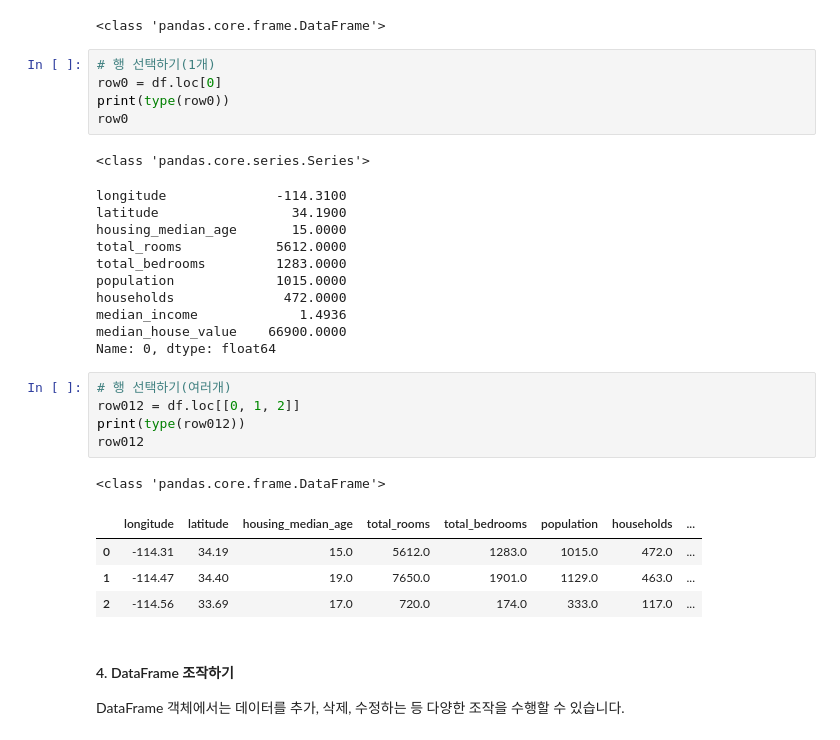
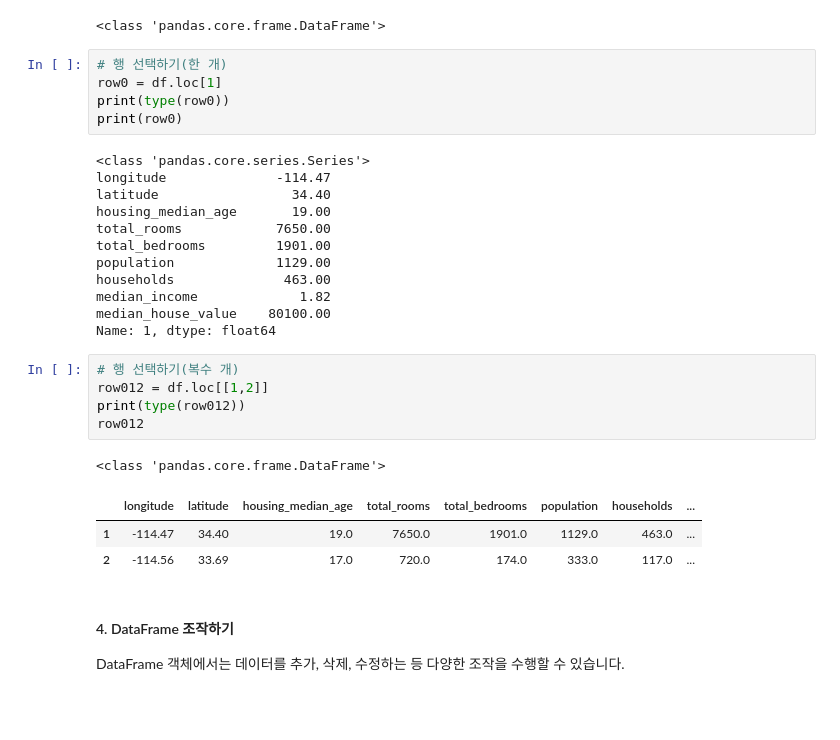
Before and after one commit to euisuk-chung/TimeSeriesDataAnalysis, a Jupyter notebook: 실습자료/판다스_데이터분석_실습.ipynb, the cells around one changed output. Saved outputs shown, nothing was run; the diff lists cells and outputs as text; blank space fills up the shorter version.

```diff
--- a/실습자료/판다스_데이터분석_실습.ipynb
+++ b/실습자료/판다스_데이터분석_실습.ipynb
@@ -271,31 +255,30 @@ print(type(collect2))
 # %% [output]
 <class 'pandas.core.frame.DataFrame'>
 # %%
-# 행 선택하기(1개)
-row0 = df.loc[0]
+# 행 선택하기(한 개)
+row0 = df.loc[1]
 print(type(row0))
-row0
+print(row0)
 # %% [output]
 <class 'pandas.core.series.Series'>
+longitude              -114.47
+latitude                 34.40
+housing_median_age       19.00
+total_rooms            7650.00
+total_bedrooms         1901.00
+population             1129.00
+households              463.00
+median_income             1.82
+median_house_value    80100.00
+Name: 1, dtype: float64
-longitude              -114.3100
-latitude                 34.1900
-housing_median_age       15.0000
-total_rooms            5612.0000
-total_bedrooms         1283.0000
-population             1015.0000
-households              472.0000
-median_income             1.4936
-median_house_value    66900.0000
-Name: 0, dtype: float64
 # %%
-# 행 선택하기(여러개)
-row012 = df.loc[[0, 1, 2]]
+# 행 선택하기(복수 개)
+row012 = df.loc[[1,2]]
 print(type(row012))
 row012
 # %% [output]
 <class 'pandas.core.frame.DataFrame'>
 |  | longitude | latitude | housing_median_age | total_rooms | total_bedrooms | population | households | ... |
-| 0 | -114.31 | 34.19 | 15.0 | 5612.0 | 1283.0 | 1015.0 | 472.0 | ... |
 | 1 | -114.47 | 34.40 | 19.0 | 7650.0 | 1901.0 | 1129.0 | 463.0 | ... |
 | 2 | -114.56 | 33.69 | 17.0 | 720.0 | 174.0 | 333.0 | 117.0 | ... |
 # %% [markdown]
```
Also changed, not shown: parts of 20 cells of this notebook.
